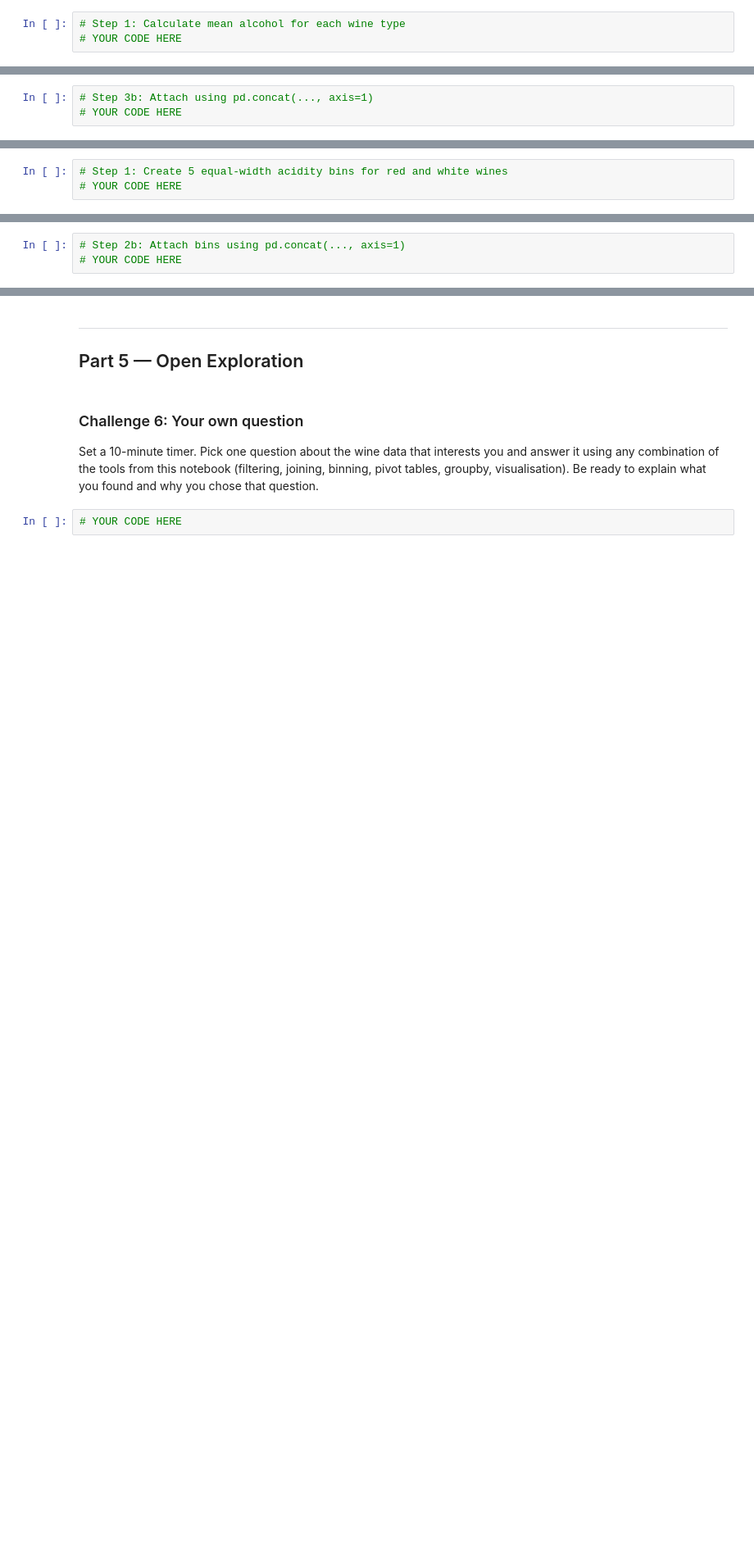
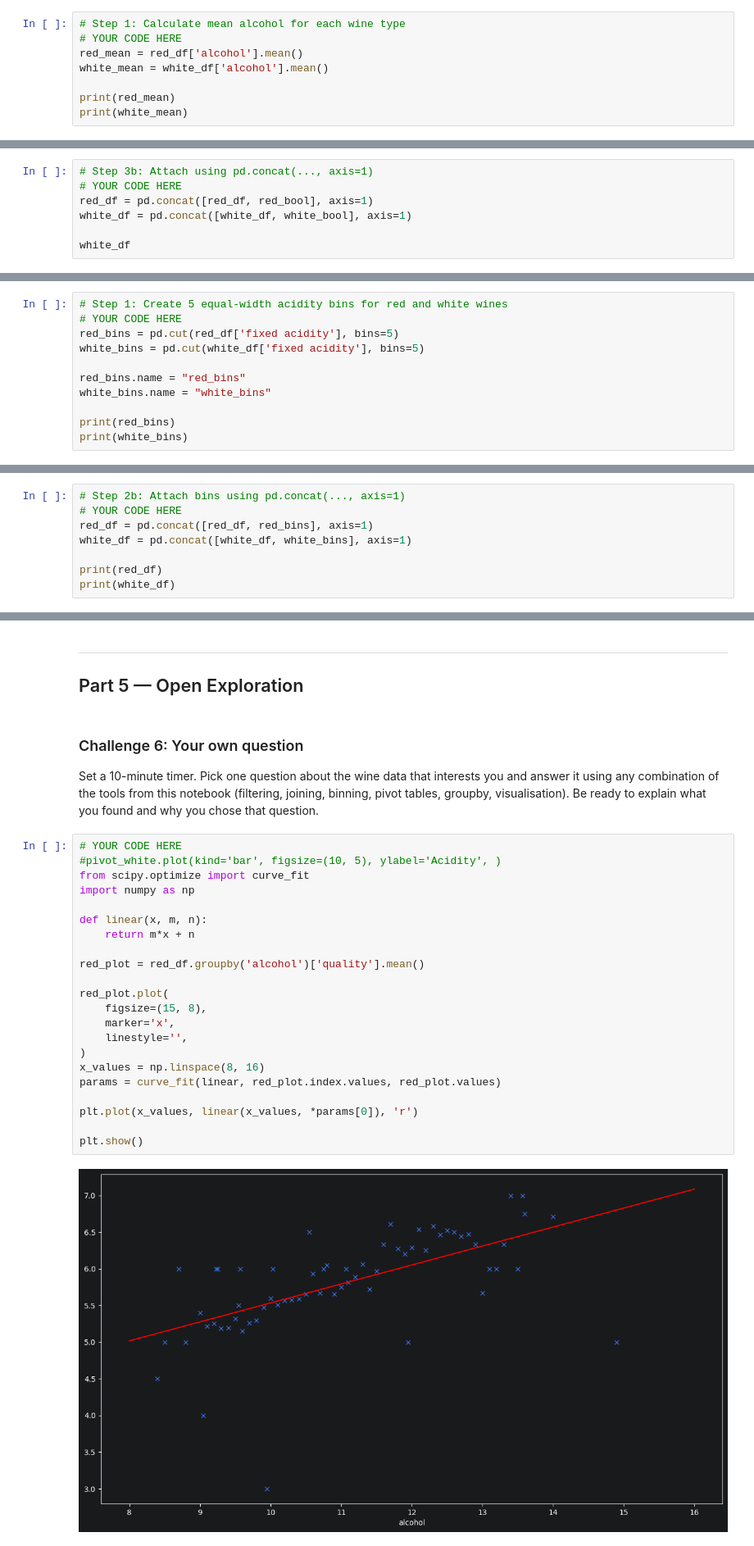
Before and after one commit to felixcringe/pandas-numpy-introduction, a Jupyter notebook: 3_More_Pandas/The_Last_Pandas_Practice.ipynb, the cells around one changed output, grey strips where cells are left out. Shown at 82% size. Saved outputs shown, nothing was run; the diff lists cells and outputs as text; blank space fills up the shorter version.

```diff
--- a/3_More_Pandas/The_Last_Pandas_Practice.ipynb
+++ b/3_More_Pandas/The_Last_Pandas_Practice.ipynb
@@ -53,3 +78,8 @@ You want to avoid wines with above-average alcohol content. To do this:
 # %%
 # Step 1: Calculate mean alcohol for each wine type
 # YOUR CODE HERE
+red_mean = red_df['alcohol'].mean()
+white_mean = white_df['alcohol'].mean()
+
+print(red_mean)
+print(white_mean)
@@ -62,3 +139,7 @@ You want to avoid wines with above-average alcohol content. To do this:
 # %%
 # Step 3b: Attach using pd.concat(..., axis=1)
 # YOUR CODE HERE
+red_df = pd.concat([red_df, red_bool], axis=1)
+white_df = pd.concat([white_df, white_bool], axis=1)
+
+white_df
@@ -84,3 +181,11 @@ You want to avoid wines with the highest acidity. To do this:
 # %%
 # Step 1: Create 5 equal-width acidity bins for red and white wines
 # YOUR CODE HERE
+red_bins = pd.cut(red_df['fixed acidity'], bins=5)
+white_bins = pd.cut(white_df['fixed acidity'], bins=5)
+
+red_bins.name = "red_bins"
+white_bins.name = "white_bins"
+
+print(red_bins)
+print(white_bins)
@@ -90,3 +229,8 @@ You want to avoid wines with the highest acidity. To do this:
 # %%
 # Step 2b: Attach bins using pd.concat(..., axis=1)
 # YOUR CODE HERE
+red_df = pd.concat([red_df, red_bins], axis=1)
+white_df = pd.concat([white_df, white_bins], axis=1)
+
+print(red_df)
+print(white_df)
@@ -143,3 +367,25 @@ This lets you see average alcohol broken down by both quality score and acidity
 Set a 10-minute timer. Pick one question about the wine data that interests you and answer it using any combination of the tools from this notebook (filtering, joining, binning, pivot tables, groupby, visualisation). Be ready to explain what you found and why you chose that question.
 # %%
 # YOUR CODE HERE
+#pivot_white.plot(kind='bar', figsize=(10, 5), ylabel='Acidity', )
+from scipy.optimize import curve_fit
+import numpy as np
+
+def linear(x, m, n):
+    return m*x + n
+
+red_plot = red_df.groupby('alcohol')['quality'].mean()
+
+red_plot.plot(
+    figsize=(15, 8),
+    marker='x',
+    linestyle='',
+)
+x_values = np.linspace(8, 16)
+params = curve_fit(linear, red_plot.index.values, red_plot.values)
+
+plt.plot(x_values, linear(x_values, *params[0]), 'r')
+
+plt.show()
+# %% [output]
+[figure, added]
```
Also changed, not shown: parts of 15 cells of this notebook.
